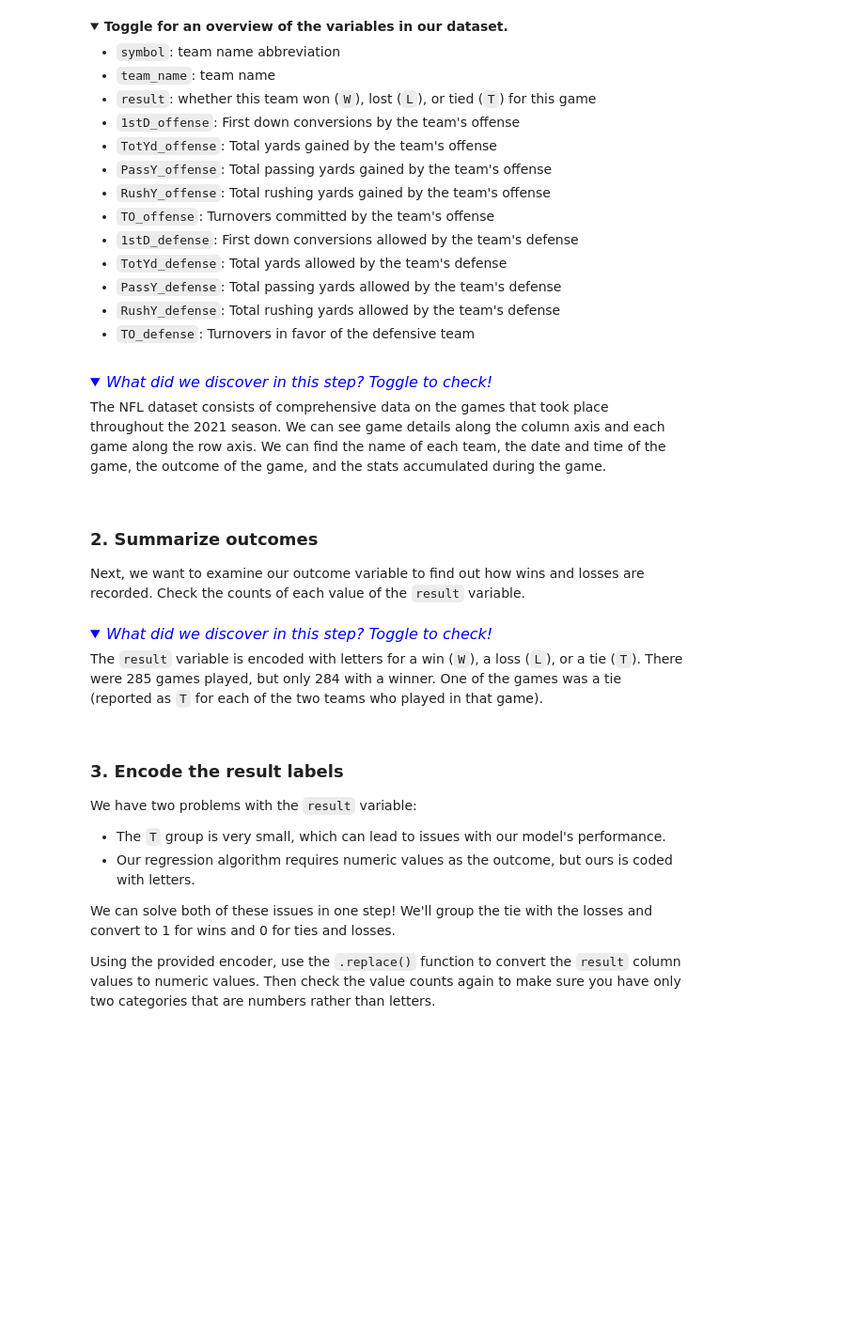
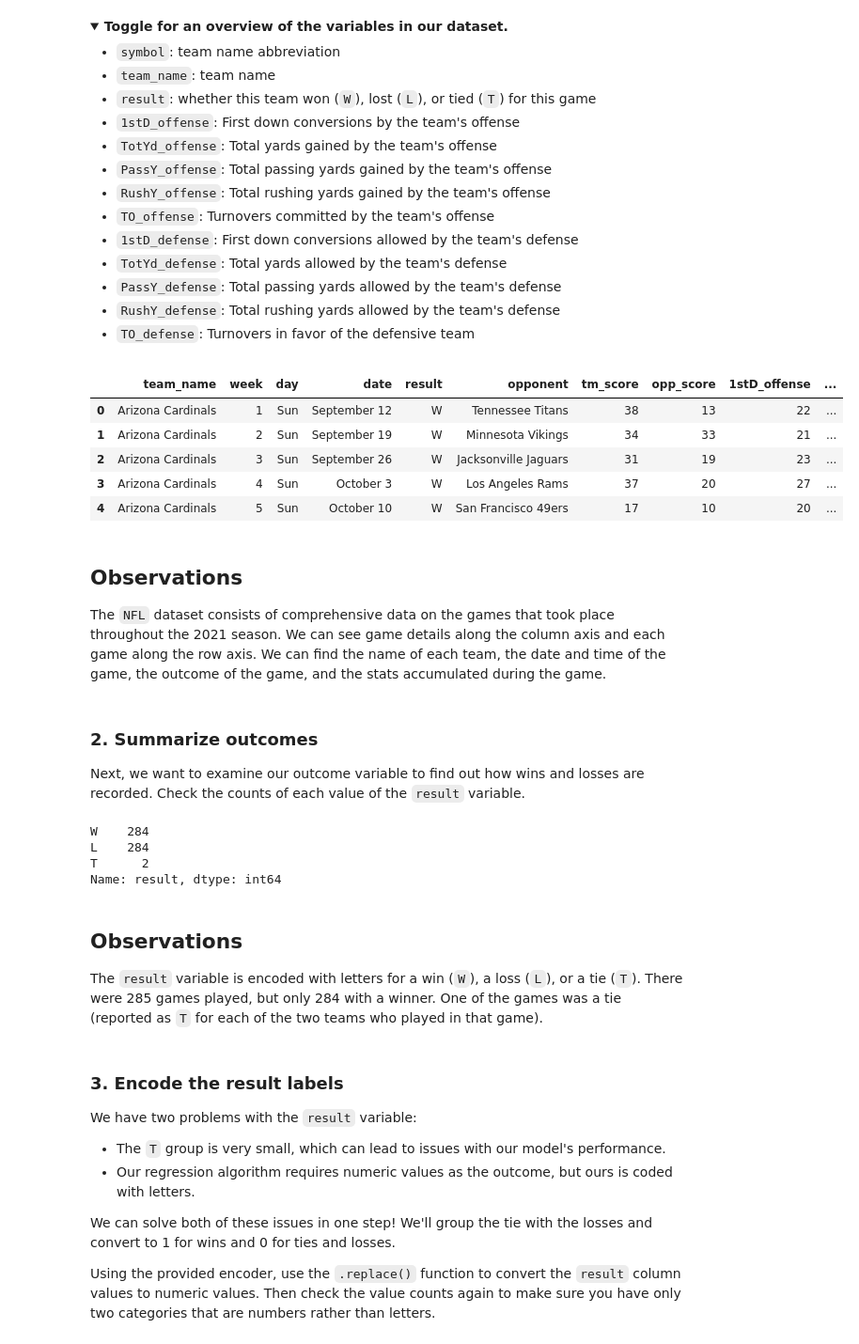
Before and after one commit to HNW11/NFL_Stats_Python, a Jupyter notebook: notebook.ipynb, the cells around one changed output. Shown: that part at 94% size. Saved outputs shown, nothing was run; the diff lists cells and outputs as text; code cells hidden in the pictures; folded sections open; blank space fills up the shorter version.

```diff
--- a/notebook.ipynb
+++ b/notebook.ipynb
@@ -46,29 +42,34 @@ After running the first cell to load all necessary libraries, we need to load ou
 </details>
 # %%
 # load dataset
-
-
+nfl = pd.read_csv('season_2021.csv')
 # inspect first few rows
+nfl.head()
+# %% [output]
+|  | team_name | week | day | date | result | opponent | tm_score | opp_score | 1stD_offense | ... |
+| 0 | Arizona Cardinals | 1 | Sun | September 12 | W | Tennessee Titans | 38 | 13 | 22 | ... |
+| 1 | Arizona Cardinals | 2 | Sun | September 19 | W | Minnesota Vikings | 34 | 33 | 21 | ... |
+| 2 | Arizona Cardinals | 3 | Sun | September 26 | W | Jacksonville Jaguars | 31 | 19 | 23 | ... |
+| 3 | Arizona Cardinals | 4 | Sun | October 3 | W | Los Angeles Rams | 37 | 20 | 27 | ... |
+| 4 | Arizona Cardinals | 5 | Sun | October 10 | W | San Francisco 49ers | 17 | 10 | 20 | ... |
 # %% [markdown]
-<details>
-    <summary style="display:list-item; font-size:16px; color:blue;"><i>What did we discover in this step? Toggle to check!</i></summary>
-
-The NFL dataset consists of comprehensive data on the games that took place throughout the 2021 season. We can see game details along the column axis and each game along the row axis. We can find the name of each team, the date and time of the game, the outcome of the game, and the stats accumulated during the game.
-
-</details>
+## Observations
+The `NFL` dataset consists of comprehensive data on the games that took place throughout the 2021 season. We can see game details along the column axis and each game along the row axis. We can find the name of each team, the date and time of the game, the outcome of the game, and the stats accumulated during the game.
 # %% [markdown]
 ### 2. Summarize outcomes
 
 Next, we want to examine our outcome variable to find out how wins and losses are recorded. Check the counts of each value of the `result` variable.
 # %%
 # check result value counts
+nfl['result'].value_counts()
+# %% [output]
+W    284
+L    284
+T      2
+Name: result, dtype: int64
 # %% [markdown]
-<details>
-    <summary style="display:list-item; font-size:16px; color:blue;"><i>What did we discover in this step? Toggle to check!</i></summary>
-
+## Observations
 The `result` variable is encoded with letters for a win (`W`), a loss (`L`), or a tie (`T`). There were 285 games played, but only 284 with a winner. One of the games was a tie (reported as `T` for each of the two teams who played in that game).
-
-</details>
 # %% [markdown]
 ### 3. Encode the result labels
 
```
Also changed, not shown: parts of 30 cells of this notebook.
